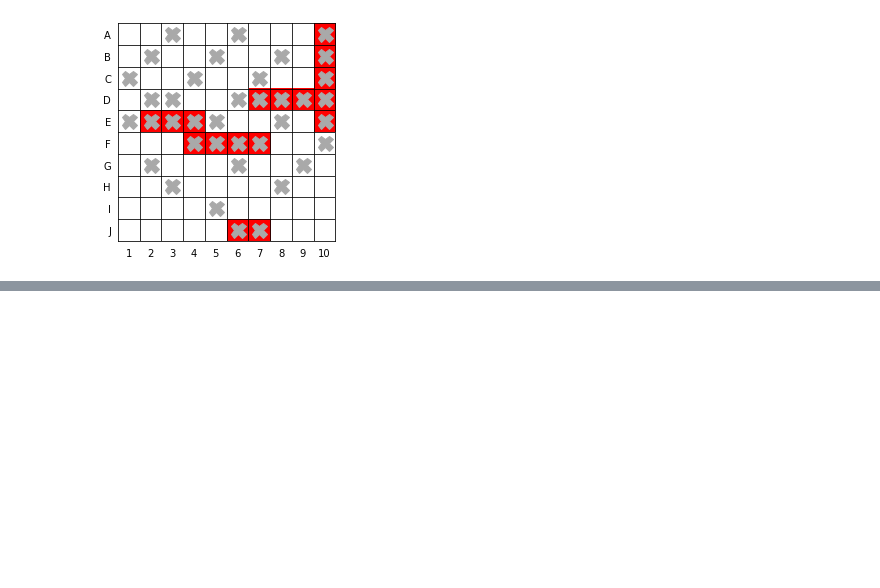
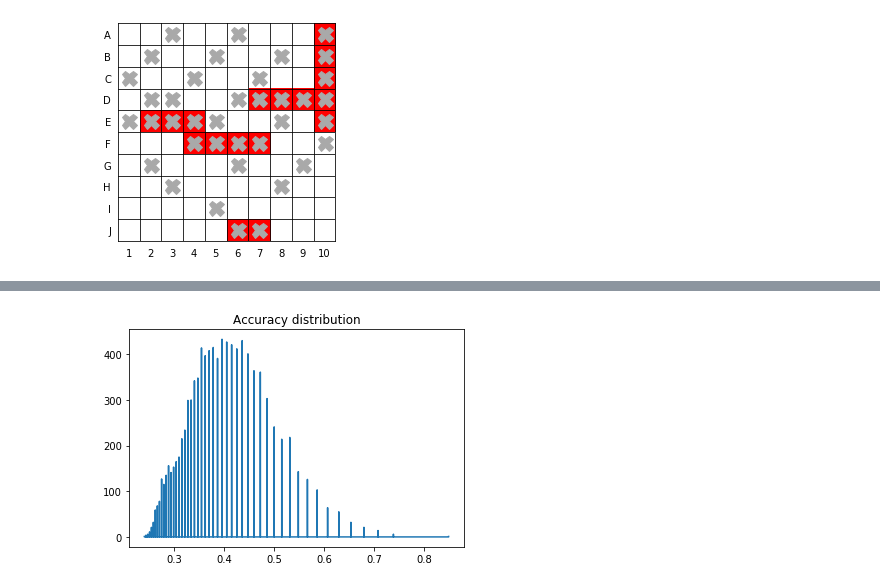
Before and after one commit to lnadi17/battleship-simulator, a Jupyter notebook: final-strategy.ipynb, the cells around one changed output, grey strips where cells are left out. Saved outputs shown, nothing was run; the diff lists cells and outputs as text; code cells hidden in the pictures; blank space fills up the shorter version.

```diff
--- a/final-strategy.ipynb
+++ b/final-strategy.ipynb
@@ -735,0 +1028,7 @@ board.get_figure()
+# %%
+hist = np.histogram(accuracies, bins=len(accuracies))
+plt.plot(hist[1][:-1], hist[0])
+plt.title('Accuracy distribution')
+plt.show()
+# %% [output]
+[figure, added]
```
Also changed, not shown: parts of 6 cells of this notebook.
